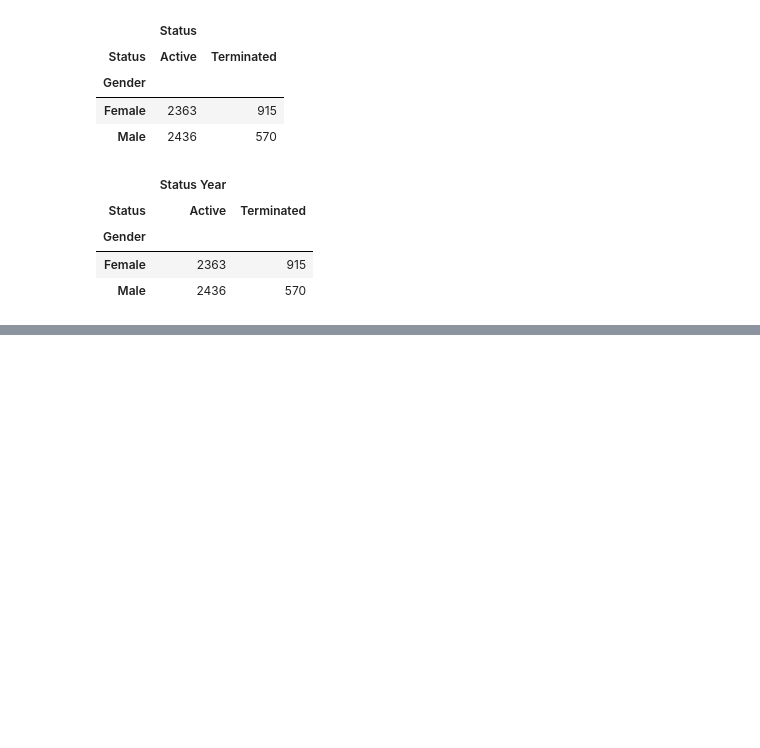
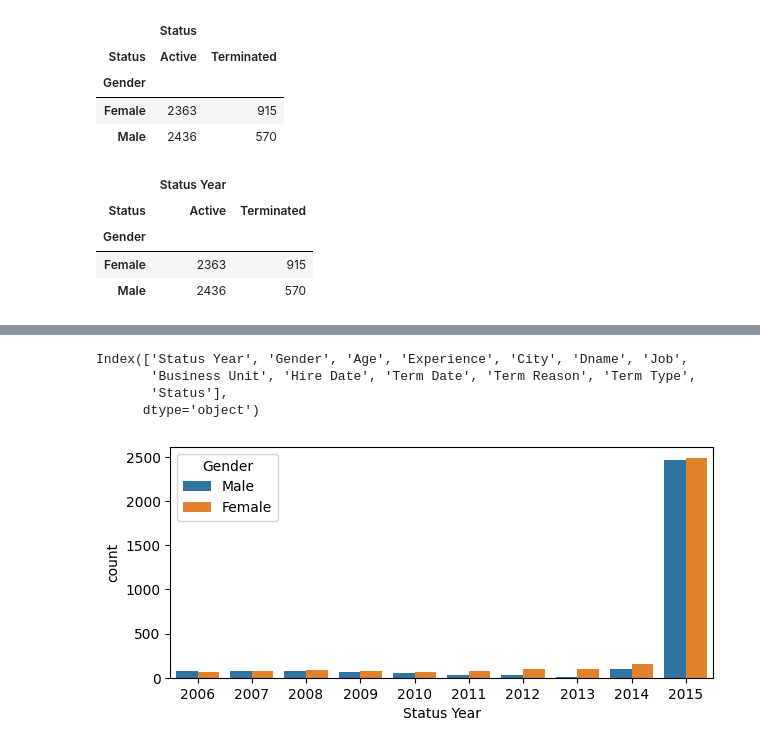
Before and after one commit to Aakashdoraisamy/python-data-science, a Jupyter notebook: Python_Libraries/pandas/attrition/attrition.ipynb, the cells around one changed output, grey strips where cells are left out. Saved outputs shown, nothing was run; the diff lists cells and outputs as text; code cells hidden in the pictures; blank space fills up the shorter version.

```diff
--- a/Python_Libraries/pandas/attrition/attrition.ipynb
+++ b/Python_Libraries/pandas/attrition/attrition.ipynb
@@ -315,0 +865,14 @@ pd.pivot_table(df,index=['Gender'],columns=['Status'],values=['Status Year'],agg
+# %%
+df.columns
+# %% [output]
+Index(['Status Year', 'Gender', 'Age', 'Experience', 'City', 'Dname', 'Job',
+       'Business Unit', 'Hire Date', 'Term Date', 'Term Reason', 'Term Type',
+       'Status'],
+      dtype='object')
+# %%
+#check the company hired how many female and male employee
+plt.figure(figsize=(7,3))
+sns.countplot(df,x='Status Year',hue='Gender')
+plt.show()
+# %% [output]
+[figure, added]
```
Also changed, not shown: parts of 93 cells of this notebook.
